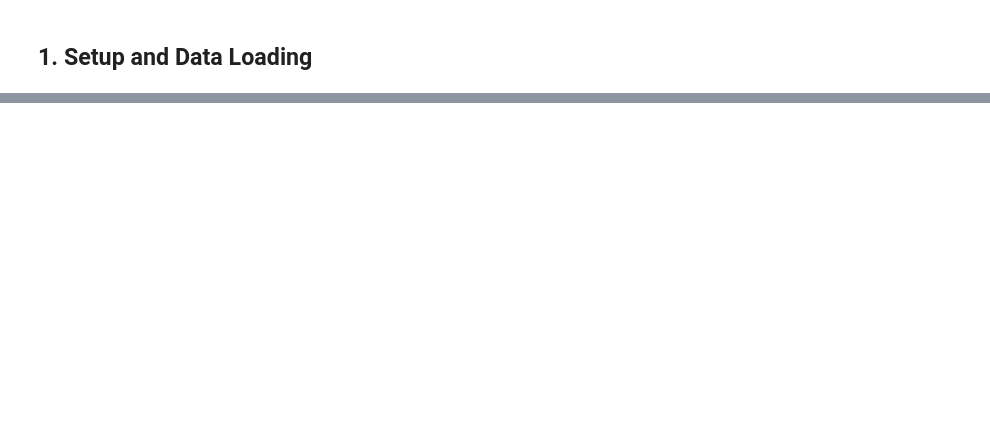
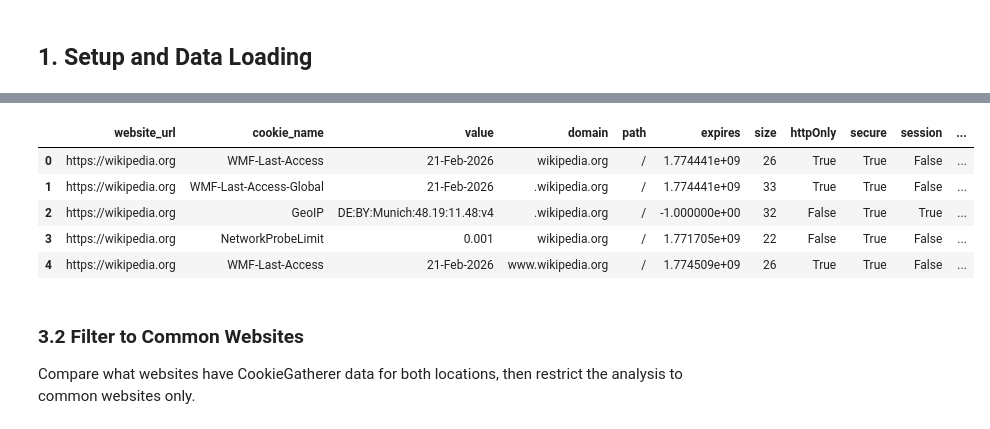
Before and after one commit to FlyinHedgehog/consent-observatory-tool-analysis, a Jupyter notebook: notebooks/results_analysis.ipynb, the cells around one changed output, grey strips where cells are left out. Saved outputs shown, nothing was run; the diff lists cells and outputs as text; code cells hidden in the pictures; blank space fills up the shorter version.

Commit message:
update notebook and data

```diff
--- a/notebooks/results_analysis.ipynb
+++ b/notebooks/results_analysis.ipynb
@@ -580,0 +9,21 @@ Silent tracking EU: 87.1%
+# %%
+import json
+import csv
+import pandas as pd
+import numpy as np
+import matplotlib.pyplot as plt
+from pathlib import Path
+from urllib.parse import urlparse
+
+# data paths
+DATA_DIR = Path(r'../data/')
+EXAMPLES_DIR = DATA_DIR / 'examples'
+OUTPUT_DIR = DATA_DIR / 'output'
+
+# plot style
+plt.style.use('seaborn-v0_8-whitegrid')
+plt.rcParams['figure.figsize'] = (10, 5)
+plt.rcParams['font.size'] = 10
+COLORS = {'EU': '#003399', 'US': '#B22234'}
+
+print("Setup complete.")
@@ -580,0 +204,17 @@ Silent tracking EU: 87.1%
+# %%
+df_eu_cookies = pd.read_csv(OUTPUT_DIR / 'eu_cookies.csv', sep=';')
+df_us_cookies = pd.read_csv(OUTPUT_DIR / 'us_cookies.csv', sep=';')
+
+# let's check the cookies dataframe for EU
+df_eu_cookies.head()
+# %% [output]
+|  | website_url | cookie_name | value | domain | path | expires | size | httpOnly | secure | session | ... |
+| 0 | https://wikipedia.org | WMF-Last-Access | 21-Feb-2026 | wikipedia.org | / | 1.774441e+09 | 26 | True | True | False | ... |
+| 1 | https://wikipedia.org | WMF-Last-Access-Global | 21-Feb-2026 | .wikipedia.org | / | 1.774441e+09 | 33 | True | True | False | ... |
+| 2 | https://wikipedia.org | GeoIP | DE:BY:Munich:48.19:11.48:v4 | .wikipedia.org | / | -1.000000e+00 | 32 | False | True | True | ... |
+| 3 | https://wikipedia.org | NetworkProbeLimit | 0.001 | wikipedia.org | / | 1.771705e+09 | 22 | False | True | False | ... |
+| 4 | https://wikipedia.org | WMF-Last-Access | 21-Feb-2026 | www.wikipedia.org | / | 1.774509e+09 | 26 | True | True | False | ... |
+# %% [markdown]
+### 3.2 Filter to Common Websites
+
+Compare what websites have CookieGatherer data for both locations, then restrict the analysis to common websites only.
```
Also changed, not shown: parts of 54 cells of this notebook, 6 other files.
